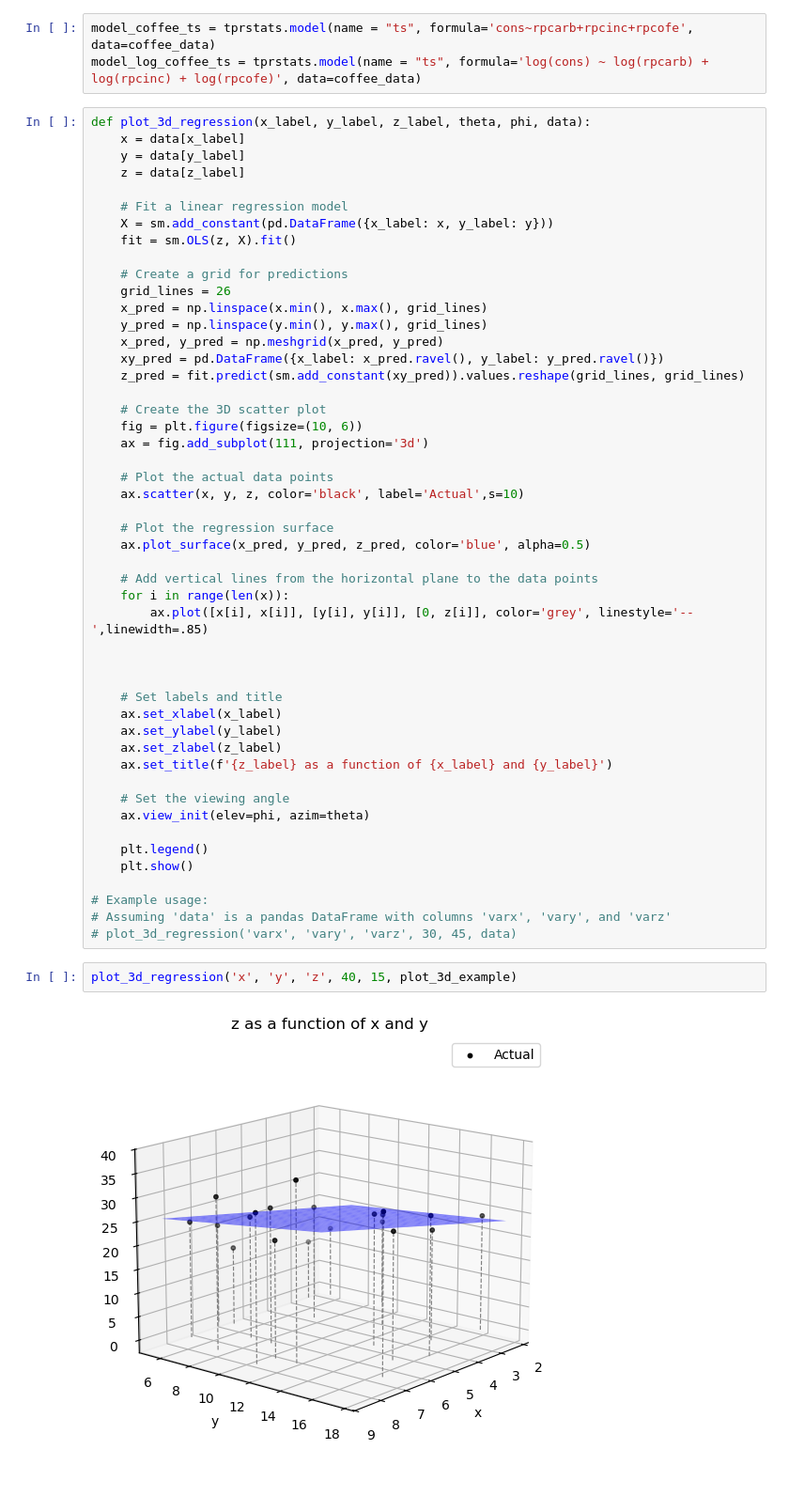
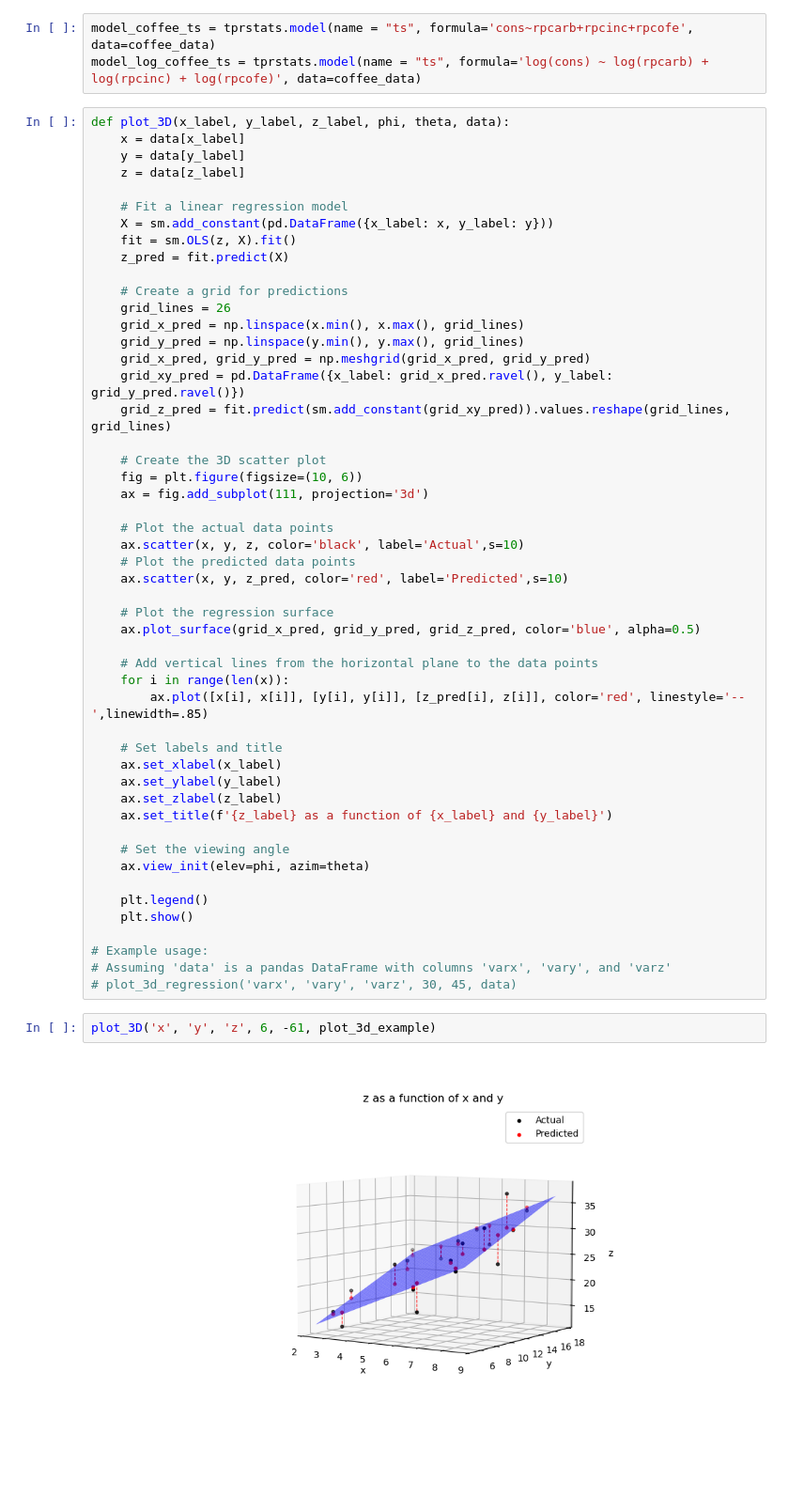
Before and after one commit to dnepple/tprstats-python, a Jupyter notebook: notebooks/plot_3D.ipynb, the cells around one changed output. Shown at 94% size. Saved outputs shown, nothing was run; the diff lists cells and outputs as text.

Commit message:
feat(plot_3D): works now

```diff
--- a/notebooks/plot_3D.ipynb
+++ b/notebooks/plot_3D.ipynb
@@ -12,7 +12,7 @@ plot_3d_example = pd.read_excel('../data/Plot_3D_Example.xlsx')
 model_coffee_ts = tprstats.model(name = "ts", formula='cons~rpcarb+rpcinc+rpcofe', data=coffee_data)
 model_log_coffee_ts = tprstats.model(name = "ts", formula='log(cons) ~ log(rpcarb) + log(rpcinc) + log(rpcofe)', data=coffee_data)
 # %%
-def plot_3d_regression(x_label, y_label, z_label, theta, phi, data):
+def plot_3D(x_label, y_label, z_label, phi, theta, data):
     x = data[x_label]
     y = data[y_label]
     z = data[z_label]
@@ -20,14 +20,15 @@ def plot_3d_regression(x_label, y_label, z_label, theta, phi, data):
     # Fit a linear regression model
     X = sm.add_constant(pd.DataFrame({x_label: x, y_label: y}))
     fit = sm.OLS(z, X).fit()
+    z_pred = fit.predict(X)
 
     # Create a grid for predictions
     grid_lines = 26
-    x_pred = np.linspace(x.min(), x.max(), grid_lines)
-    y_pred = np.linspace(y.min(), y.max(), grid_lines)
-    x_pred, y_pred = np.meshgrid(x_pred, y_pred)
-    xy_pred = pd.DataFrame({x_label: x_pred.ravel(), y_label: y_pred.ravel()})
-    z_pred = fit.predict(sm.add_constant(xy_pred)).values.reshape(grid_lines, grid_lines)
+    grid_x_pred = np.linspace(x.min(), x.max(), grid_lines)
+    grid_y_pred = np.linspace(y.min(), y.max(), grid_lines)
+    grid_x_pred, grid_y_pred = np.meshgrid(grid_x_pred, grid_y_pred)
+    grid_xy_pred = pd.DataFrame({x_label: grid_x_pred.ravel(), y_label: grid_y_pred.ravel()})
+    grid_z_pred = fit.predict(sm.add_constant(grid_xy_pred)).values.reshape(grid_lines, grid_lines)
 
     # Create the 3D scatter plot
     fig = plt.figure(figsize=(10, 6))
@@ -35,15 +36,15 @@ def plot_3d_regression(x_label, y_label, z_label, theta, phi, data):
 
     # Plot the actual data points
     ax.scatter(x, y, z, color='black', label='Actual',s=10)
+    # Plot the predicted data points
+    ax.scatter(x, y, z_pred, color='red', label='Predicted',s=10)
 
     # Plot the regression surface
-    ax.plot_surface(x_pred, y_pred, z_pred, color='blue', alpha=0.5)
+    ax.plot_surface(grid_x_pred, grid_y_pred, grid_z_pred, color='blue', alpha=0.5)
 
     # Add vertical lines from the horizontal plane to the data points
     for i in range(len(x)):
-        ax.plot([x[i], x[i]], [y[i], y[i]], [0, z[i]], color='grey', linestyle='--',linewidth=.85)
-
-
+        ax.plot([x[i], x[i]], [y[i], y[i]], [z_pred[i], z[i]], color='red', linestyle='--',linewidth=.85)
 
     # Set labels and title
     ax.set_xlabel(x_label)
@@ -61,6 +62,6 @@ def plot_3d_regression(x_label, y_label, z_label, theta, phi, data):
 # Assuming 'data' is a pandas DataFrame with columns 'varx', 'vary', and 'varz'
 # plot_3d_regression('varx', 'vary', 'varz', 30, 45, data)
 # %%
-plot_3d_regression('x', 'y', 'z', 40, 15, plot_3d_example)
+plot_3D('x', 'y', 'z', 6, -61, plot_3d_example)
 # %% [output]
-[figure, old version]
+[figure, new version]
```
Also changed, not shown: parts of 1 cell of this notebook.
